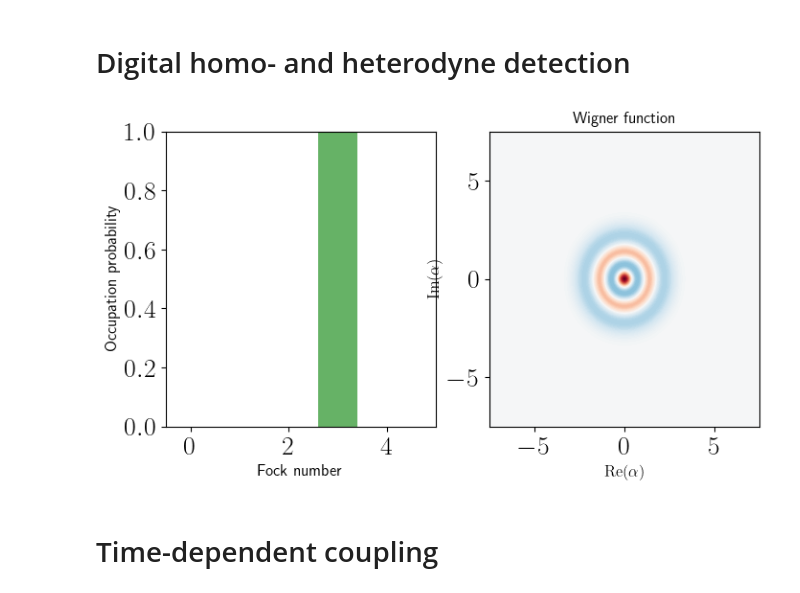
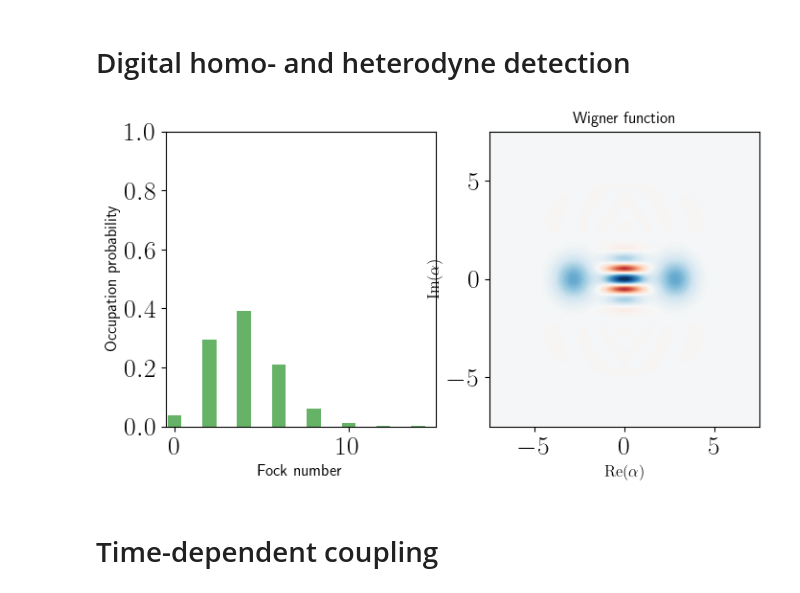
Before and after one commit to ingstra/qubitdyne, a Jupyter notebook: optimize_params_timedep.ipynb, the cells around one changed output. Saved outputs shown, nothing was run; the diff lists cells and outputs as text; code cells hidden in the pictures.

```diff
--- a/optimize_params_timedep.ipynb
+++ b/optimize_params_timedep.ipynb
@@ -15,39 +16,39 @@ from joblib import Parallel, delayed
 from bayes_opt import BayesianOptimization
 # %%
-N=5
+N=15
 
 idc = qeye(N)
 ida = qeye(2)
 a  = tensor(destroy(N), ida)
 sm = tensor(idc, destroy(2))
 sx = tensor(idc, sigmax())
 sy = tensor(idc, sigmay())
 sz = tensor(idc, sigmaz())
 
 # cavity photon number operator
 N_cav = tensor(num(N), ida)
 
 # projection operators to qubit ground and excited state
 proj0 = tensor(idc, basis(2,0).proj())
 proj1 = tensor(idc, basis(2,1).proj())
 
 
 initial_cavity = coherent(N, 1j*1)
 
 initial_cavity = fock(N,3)
 
 alpha = 2
-#initial_cavity = (coherent(N, alpha) + coherent(N,-alpha)).unit()
+initial_cavity = (coherent(N, alpha) + coherent(N,-alpha)).unit()
 
 #initial_cavity = (fock(N, 1) + fock(N,2)).unit()
 
 psi0 = tensor(initial_cavity, basis(2,0))
 
 n_init = expect(N_cav, psi0)
 
 plot_wigner_fock_distribution(initial_cavity);
 # %% [output]
-[figure, old version]
+[figure, new version]
 # %%
 def U_interact(g):
     op = (-1j) * g * (a.dag() * sm + a * sm.dag())
```
Also changed, not shown: parts of 6 cells of this notebook.
